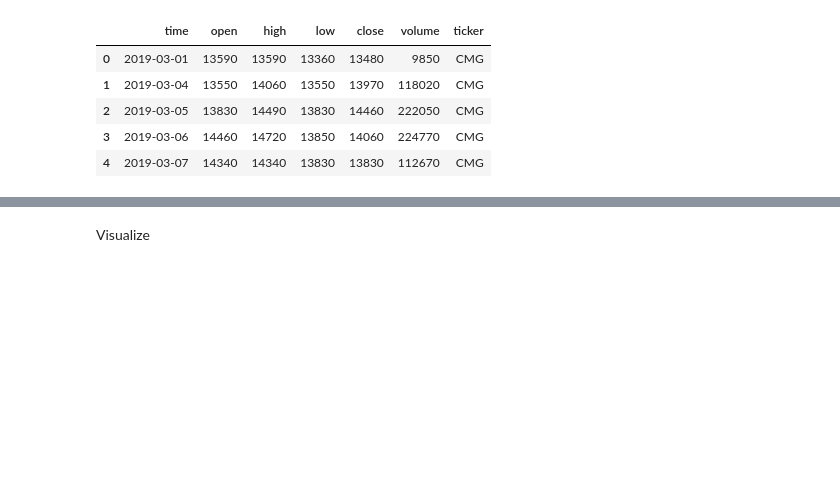
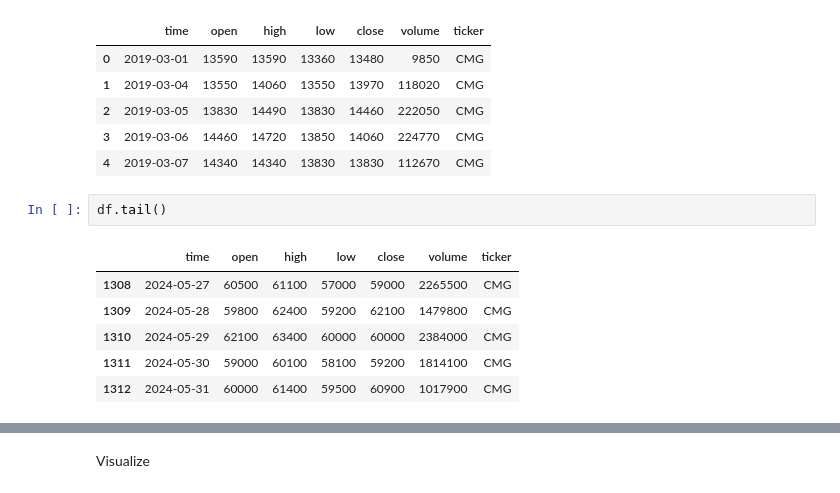
Before and after one commit to cawfee4/IS403_O22_HTCL_8, a Jupyter notebook: Model/DescriptiveStatistics/CMG.ipynb, the cells around one changed output, grey strips where cells are left out. Drawn from its saved outputs; the diff is of its cells as text; blank space fills up the shorter version.

```diff
--- a/Model/DescriptiveStatistics/CMG.ipynb
+++ b/Model/DescriptiveStatistics/CMG.ipynb
@@ -13,6 +13,15 @@ df.head()
 | 2 | 2019-03-05 | 13830 | 14490 | 13830 | 14460 | 222050 | CMG |
 | 3 | 2019-03-06 | 14460 | 14720 | 13850 | 14060 | 224770 | CMG |
 | 4 | 2019-03-07 | 14340 | 14340 | 13830 | 13830 | 112670 | CMG |
+# %%
+df.tail()
+# %% [output]
+|  | time | open | high | low | close | volume | ticker |
+| 1308 | 2024-05-27 | 60500 | 61100 | 57000 | 59000 | 2265500 | CMG |
+| 1309 | 2024-05-28 | 59800 | 62400 | 59200 | 62100 | 1479800 | CMG |
+| 1310 | 2024-05-29 | 62100 | 63400 | 60000 | 60000 | 2384000 | CMG |
+| 1311 | 2024-05-30 | 59000 | 60100 | 58100 | 59200 | 1814100 | CMG |
+| 1312 | 2024-05-31 | 60000 | 61400 | 59500 | 60900 | 1017900 | CMG |
 # %%
 df['close'].info()
 # %% [output]
```
Also changed, not shown: parts of 4 cells of this notebook, 2 other files.
